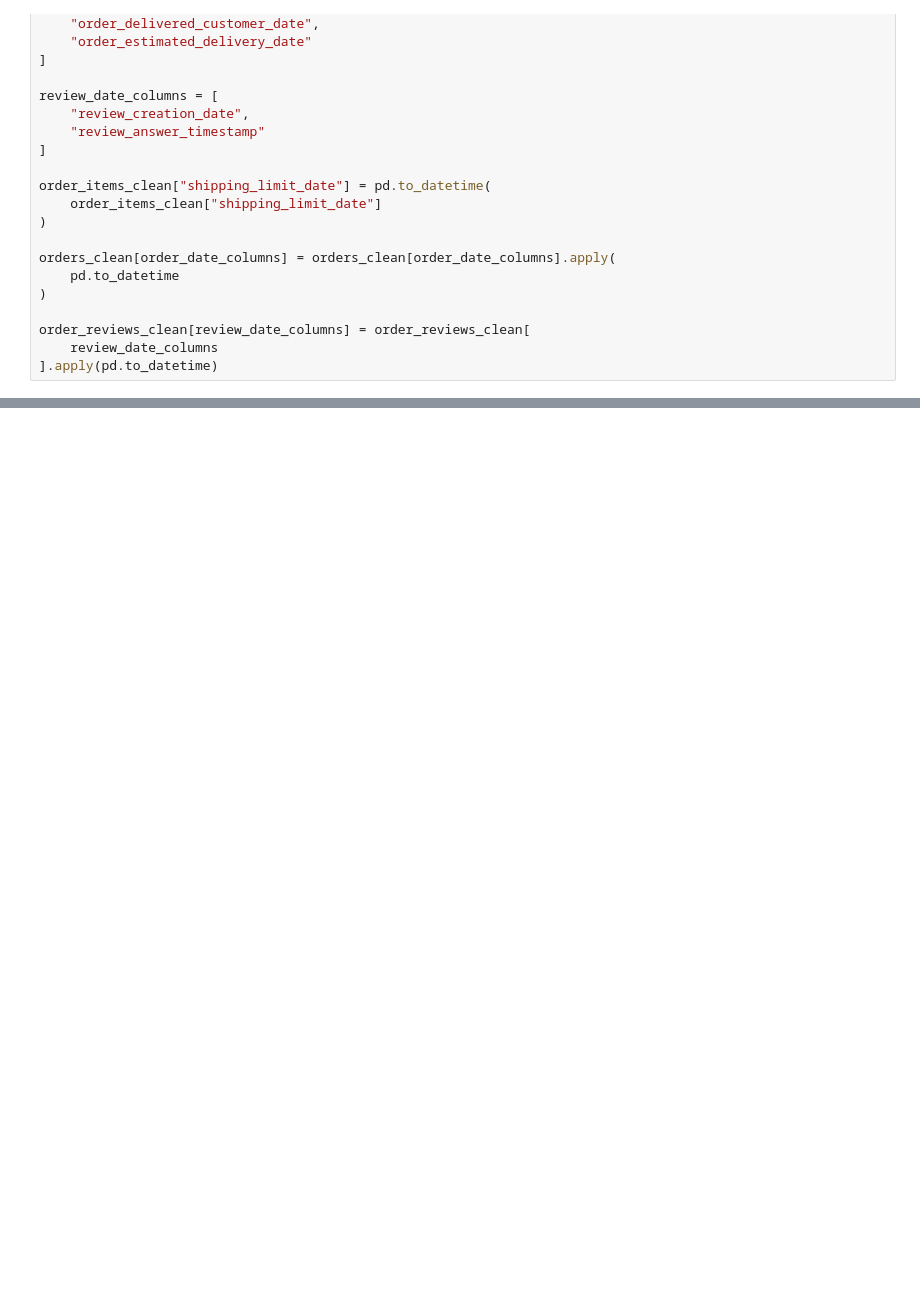
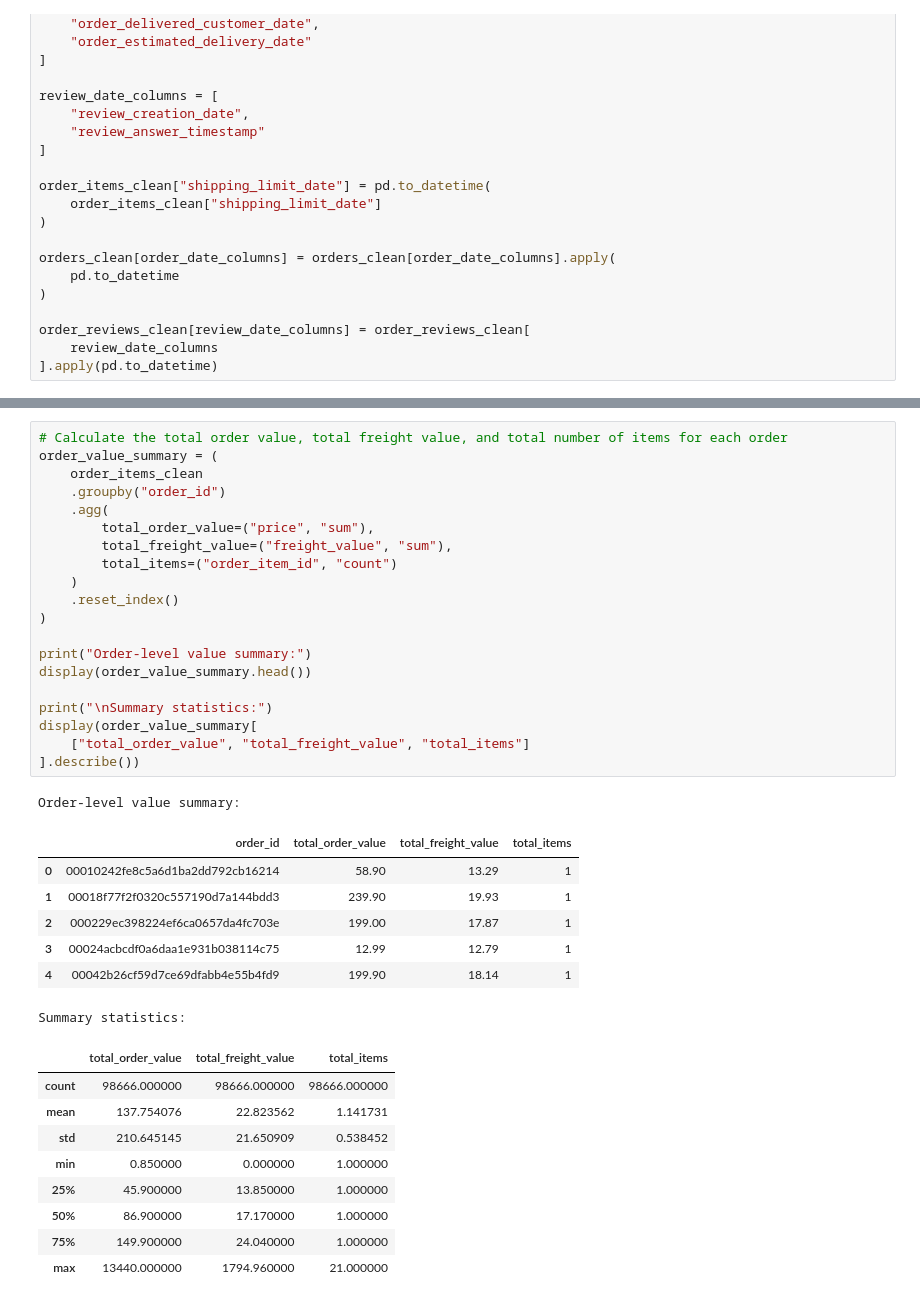
Before and after one commit to kartikeysharma2645/Real-World-Dataset-Analysis, a Jupyter notebook: notebook/real_world_dataset_analysis.ipynb, the cells around one changed output, grey strips where cells are left out. Saved outputs shown, nothing was run; the diff lists cells and outputs as text; blank space fills up the shorter version.

```diff
--- a/notebook/real_world_dataset_analysis.ipynb
+++ b/notebook/real_world_dataset_analysis.ipynb
@@ -590,0 +726,38 @@ order_reviews_clean[review_date_columns] = order_reviews_clean[
+# %%
+# Calculate the total order value, total freight value, and total number of items for each order
+order_value_summary = (
+    order_items_clean
+    .groupby("order_id")
+    .agg(
+        total_order_value=("price", "sum"),
+        total_freight_value=("freight_value", "sum"),
+        total_items=("order_item_id", "count")
+    )
+    .reset_index()
+)
+
+print("Order-level value summary:")
+display(order_value_summary.head())
+
+print("\nSummary statistics:")
+display(order_value_summary[
+    ["total_order_value", "total_freight_value", "total_items"]
+].describe())
+# %% [output]
+Order-level value summary:
+|  | order_id | total_order_value | total_freight_value | total_items |
+| 0 | 00010242fe8c5a6d1ba2dd792cb16214 | 58.90 | 13.29 | 1 |
+| 1 | 00018f77f2f0320c557190d7a144bdd3 | 239.90 | 19.93 | 1 |
+| 2 | 000229ec398224ef6ca0657da4fc703e | 199.00 | 17.87 | 1 |
+| 3 | 00024acbcdf0a6daa1e931b038114c75 | 12.99 | 12.79 | 1 |
+| 4 | 00042b26cf59d7ce69dfabb4e55b4fd9 | 199.90 | 18.14 | 1 |
+Summary statistics:
+|  | total_order_value | total_freight_value | total_items |
+| count | 98666.000000 | 98666.000000 | 98666.000000 |
+| mean | 137.754076 | 22.823562 | 1.141731 |
+| std | 210.645145 | 21.650909 | 0.538452 |
+| min | 0.850000 | 0.000000 | 1.000000 |
+| 25% | 45.900000 | 13.850000 | 1.000000 |
+| 50% | 86.900000 | 17.170000 | 1.000000 |
+| 75% | 149.900000 | 24.040000 | 1.000000 |
+| max | 13440.000000 | 1794.960000 | 21.000000 |
```
Also changed, not shown: parts of 15 cells of this notebook.
